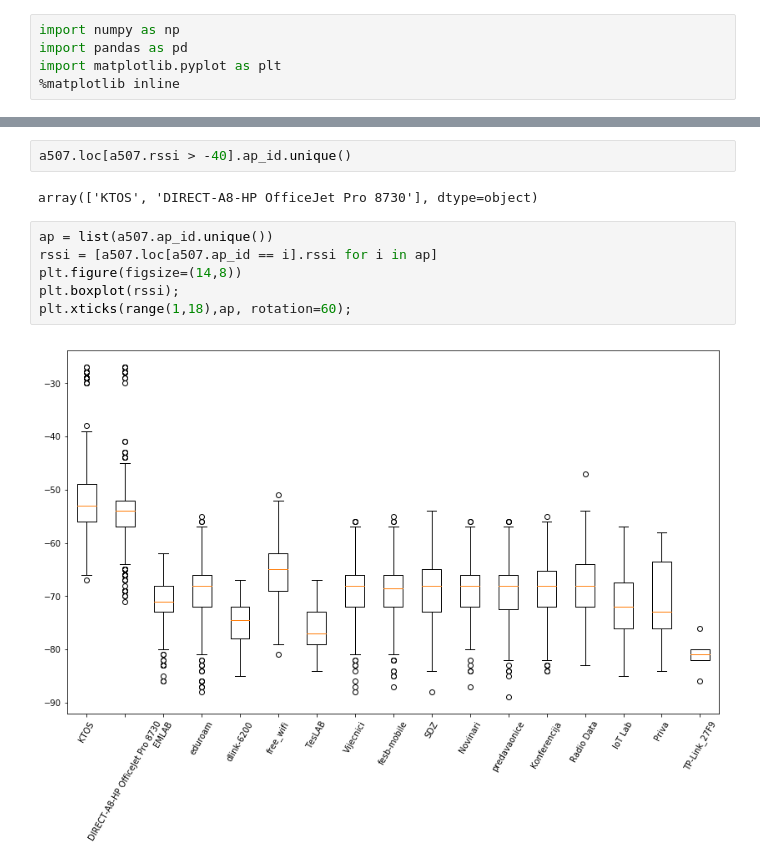
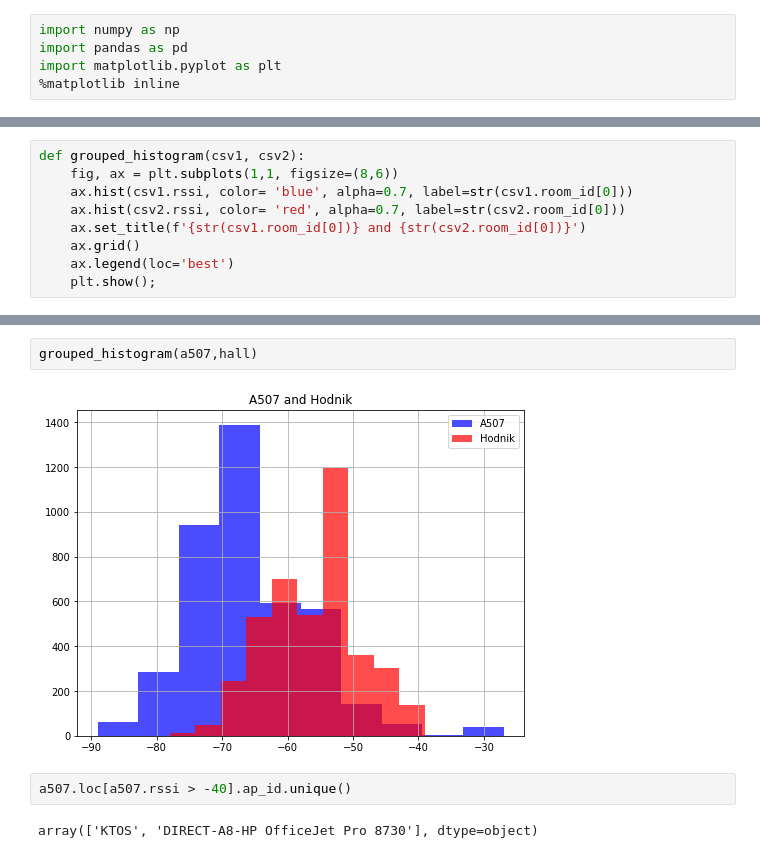
Before and after one commit to TomislavZupanovic/Wifi-Localization, a Jupyter notebook: notebook/data_analysis.ipynb, the cells around one changed output, grey strips where cells are left out. Cells and saved outputs as stored; diff of their text form.

```diff
--- a/notebook/data_analysis.ipynb
+++ b/notebook/data_analysis.ipynb
@@ -9 +30,10 @@ a507 = pd.read_csv(path + 'A507.csv')
+# %%
+def grouped_histogram(csv1, csv2):
+    fig, ax = plt.subplots(1,1, figsize=(8,6))
+    ax.hist(csv1.rssi, color= 'blue', alpha=0.7, label=str(csv1.room_id[0]))
+    ax.hist(csv2.rssi, color= 'red', alpha=0.7, label=str(csv2.room_id[0]))
+    ax.set_title(f'{str(csv1.room_id[0])} and {str(csv2.room_id[0])}')
+    ax.grid()
+    ax.legend(loc='best')
+    plt.show();
 # %%
@@ -17,12 +49,8 @@ a507.rssi.hist();
+# %%
+grouped_histogram(a507,hall)
+# %% [output]
+[figure, added]
 # %%
 a507.loc[a507.rssi > -40].ap_id.unique()
 # %% [output]
 array(['KTOS', 'DIRECT-A8-HP OfficeJet Pro 8730'], dtype=object)
-# %%
-ap = list(a507.ap_id.unique())
-rssi = [a507.loc[a507.ap_id == i].rssi for i in ap]
-plt.figure(figsize=(14,8))
-plt.boxplot(rssi);
-plt.xticks(range(1,18),ap, rotation=60);
-# %% [output]
-[figure, removed]
```
Also changed, not shown: parts of 8 cells of this notebook, 1 other file.
